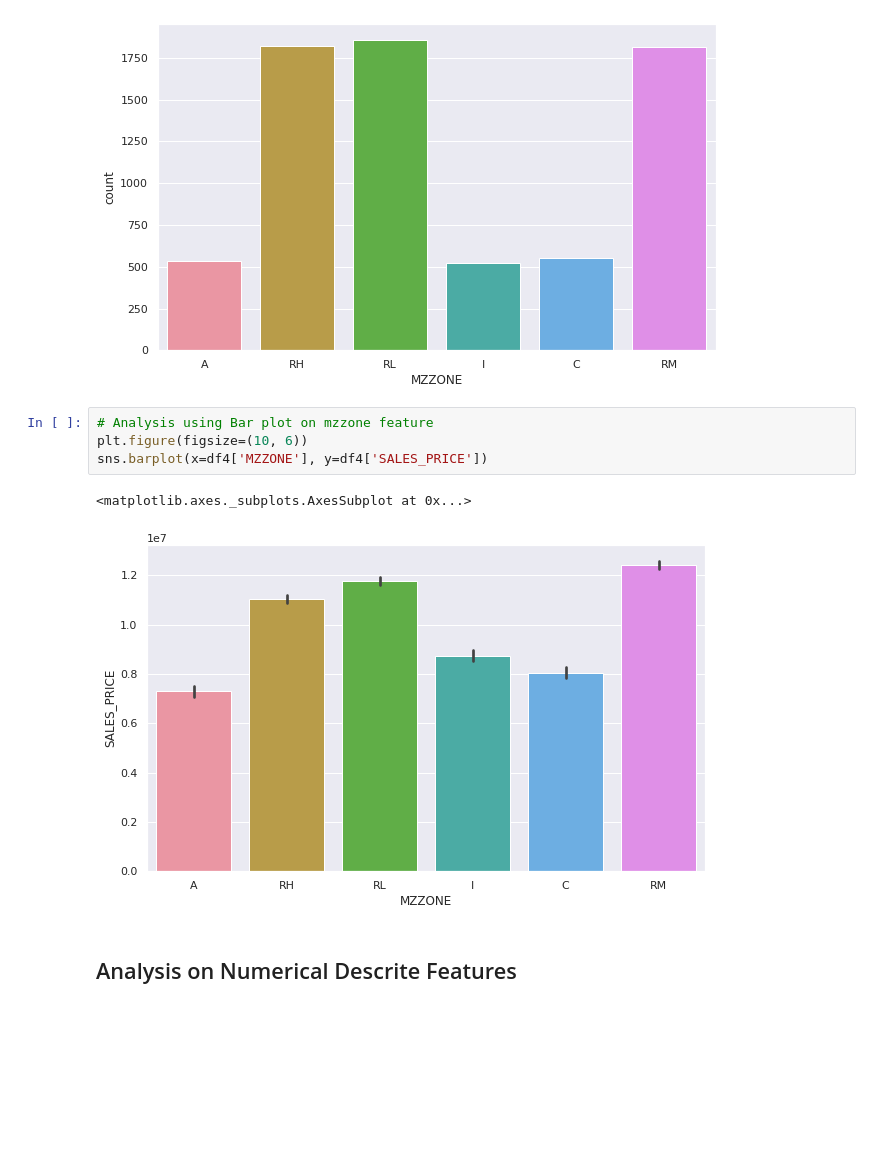
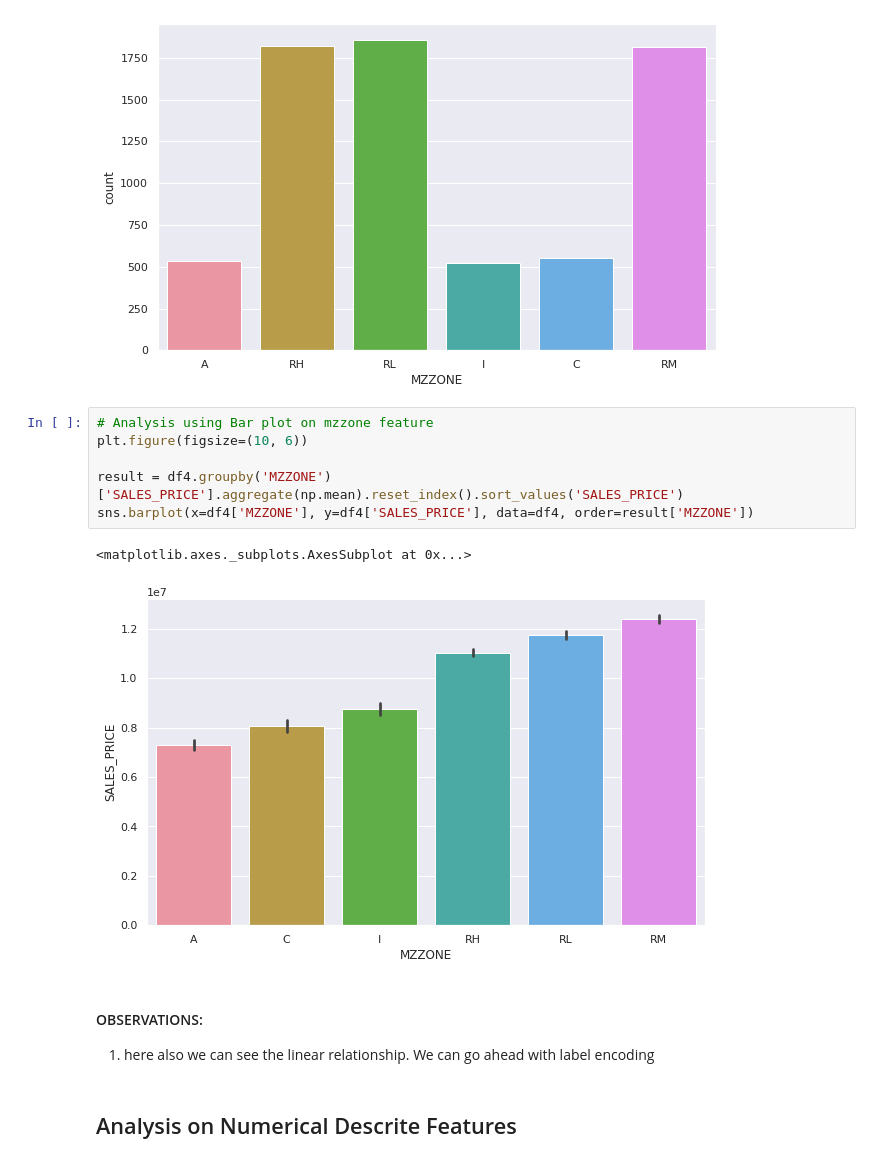
Before and after one commit to Balajilp/Chennai_House_Price_Prediction, a Jupyter notebook: Chennai_House_Price.ipynb, the cells around one changed output. Saved outputs shown, nothing was run; the diff lists cells and outputs as text; blank space fills up the shorter version.

```diff
--- a/Chennai_House_Price.ipynb
+++ b/Chennai_House_Price.ipynb
@@ -579,10 +597,15 @@ Pass the following variable as a keyword arg: x. From version 0.12, the only val
 # %%
 # Analysis using Bar plot on mzzone feature
 plt.figure(figsize=(10, 6))
-sns.barplot(x=df4['MZZONE'], y=df4['SALES_PRICE'])
+
+result = df4.groupby('MZZONE')['SALES_PRICE'].aggregate(np.mean).reset_index().sort_values('SALES_PRICE')
+sns.barplot(x=df4['MZZONE'], y=df4['SALES_PRICE'], data=df4, order=result['MZZONE'])
 # %% [output]
 <matplotlib.axes._subplots.AxesSubplot at 0x...>
-[figure, old version]
+[figure, new version]
+# %% [markdown]
+#### OBSERVATIONS:
+1.  here also we can see the linear relationship.  We can go ahead with label encoding
 # %% [markdown]
 ## Analysis on Numerical Descrite Features
 # %% [markdown]
```
Also changed, not shown: parts of 53 cells of this notebook.
